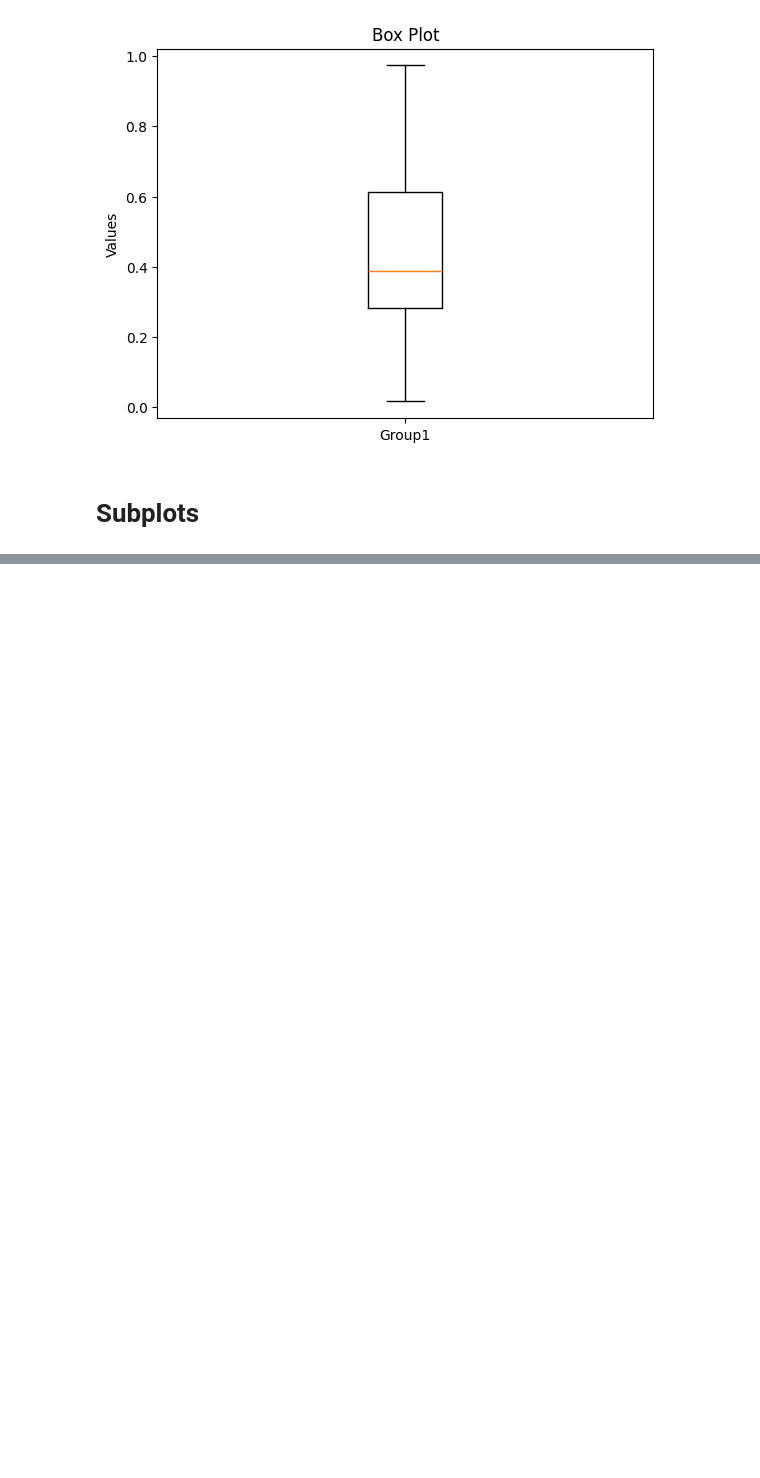
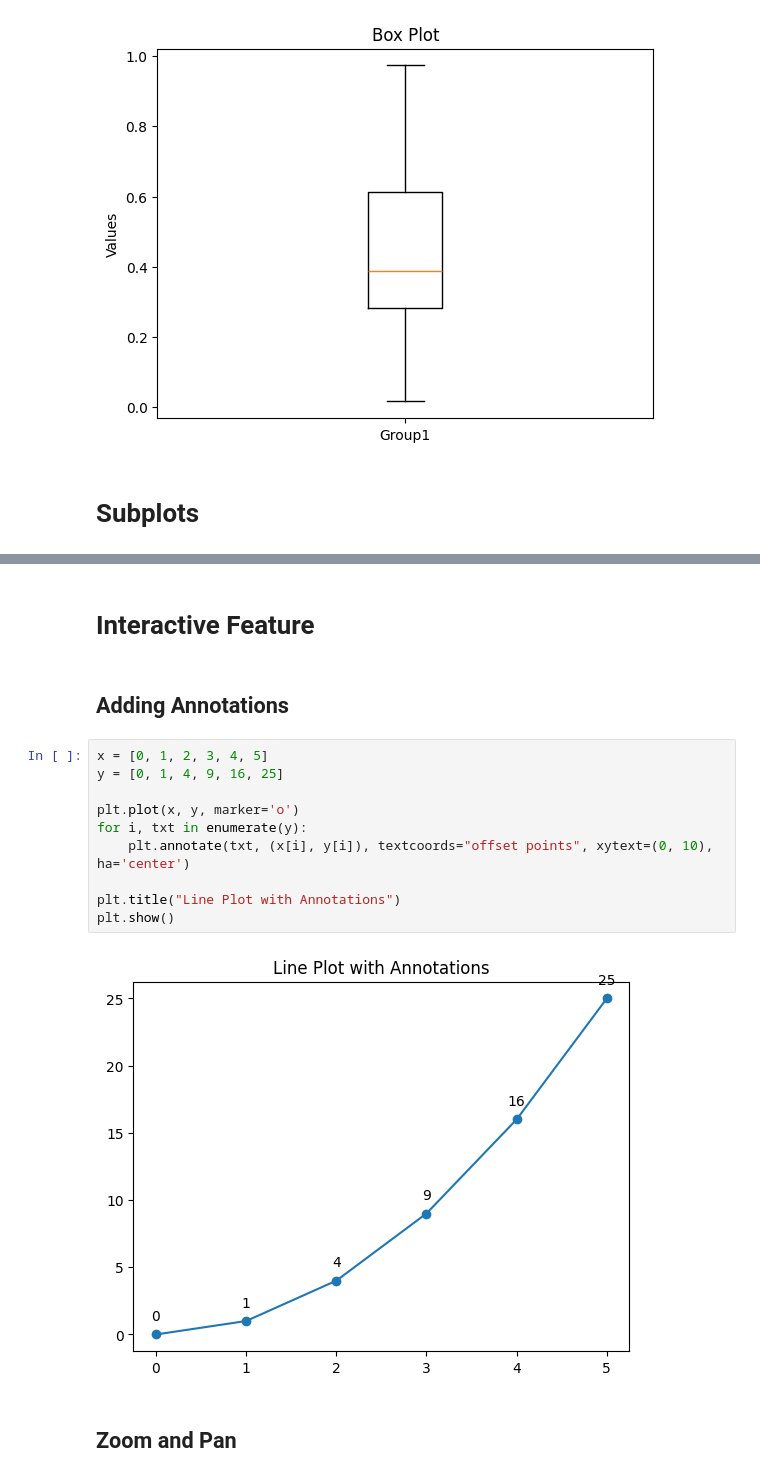
Before and after one commit to hruthiksiva/basic-ml-practice, a Jupyter notebook: matplotlib.ipynb, the cells around one changed output, grey strips where cells are left out. Cells and saved outputs as stored; diff of their text form; blank space fills up the shorter version.

```diff
--- a/matplotlib.ipynb
+++ b/matplotlib.ipynb
@@ -127,0 +158,18 @@ fig, axes = plt.subplots(2,2, figsize=(10,8))
+# %% [markdown]
+# Interactive Feature
+# %% [markdown]
+## Adding Annotations
+# %%
+x = [0, 1, 2, 3, 4, 5]
+y = [0, 1, 4, 9, 16, 25]
+
+plt.plot(x, y, marker='o')
+for i, txt in enumerate(y):
+    plt.annotate(txt, (x[i], y[i]), textcoords="offset points", xytext=(0, 10), ha='center')
+
+plt.title("Line Plot with Annotations")
+plt.show()
+# %% [output]
+[figure, added]
+# %% [markdown]
+## Zoom and Pan
```
Also changed, not shown: parts of 6 cells of this notebook.
